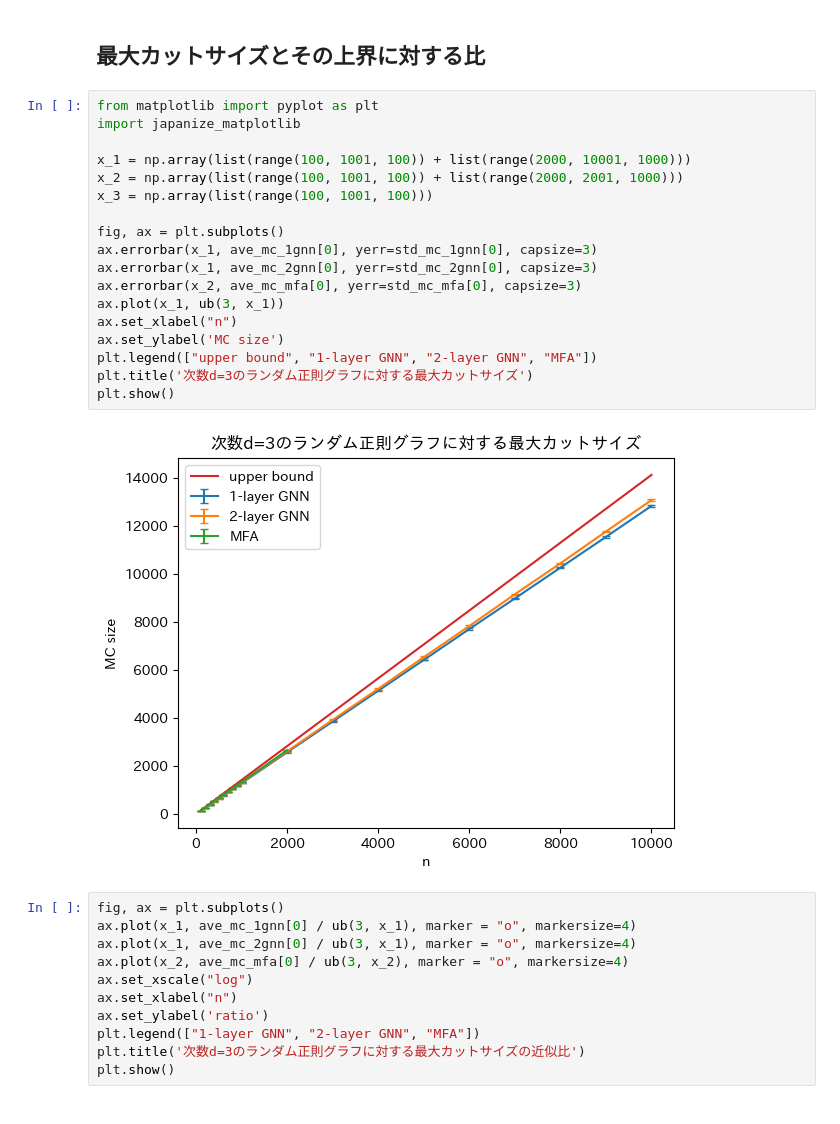
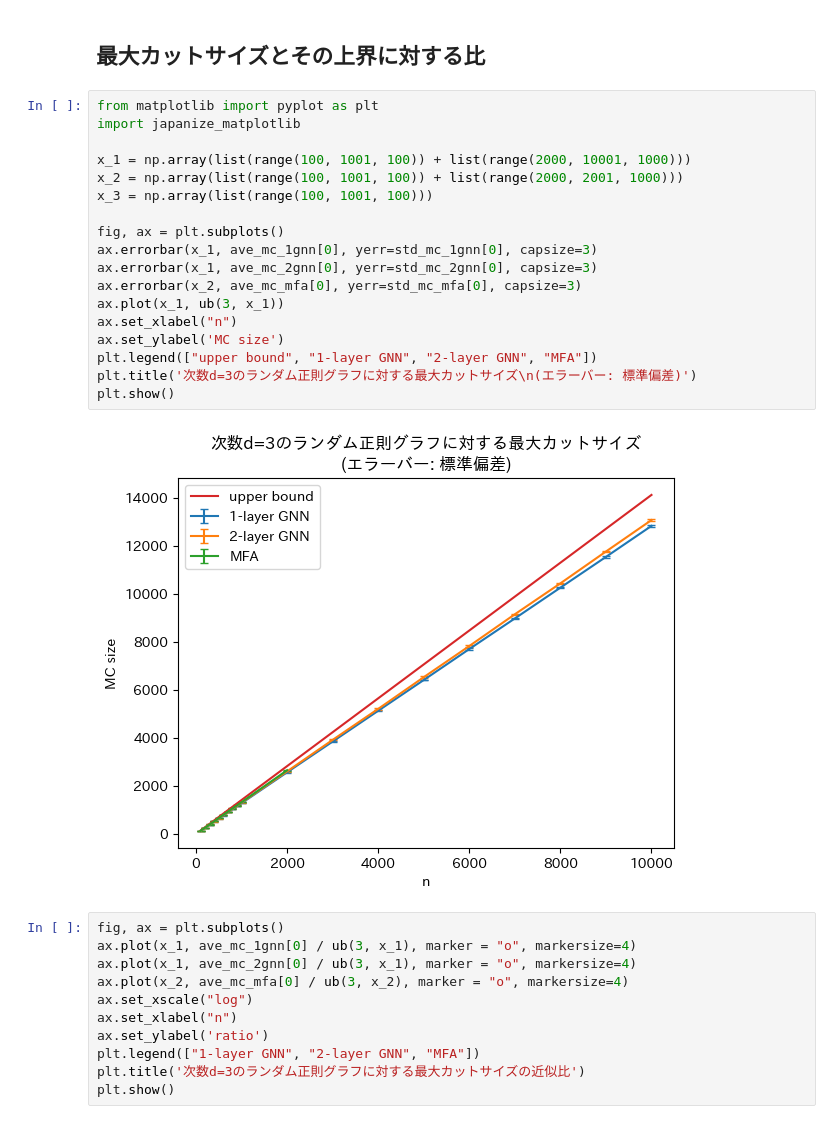
Before and after one commit to tatsumasaogawa/physics-inspired-graph-neural-networks, a Jupyter notebook: sotsuron/analysis/analysis.ipynb, the cells around one changed output. Saved outputs shown, nothing was run; the diff lists cells and outputs as text.

Commit message:
modify graph titles

```diff
--- a/sotsuron/analysis/analysis.ipynb
+++ b/sotsuron/analysis/analysis.ipynb
@@ -424,23 +424,23 @@ def ub(d, n):
 # %%
 from matplotlib import pyplot as plt
 import japanize_matplotlib
 
 x_1 = np.array(list(range(100, 1001, 100)) + list(range(2000, 10001, 1000)))
 x_2 = np.array(list(range(100, 1001, 100)) + list(range(2000, 2001, 1000)))
 x_3 = np.array(list(range(100, 1001, 100)))
 
 fig, ax = plt.subplots()
 ax.errorbar(x_1, ave_mc_1gnn[0], yerr=std_mc_1gnn[0], capsize=3)
 ax.errorbar(x_1, ave_mc_2gnn[0], yerr=std_mc_2gnn[0], capsize=3)
 ax.errorbar(x_2, ave_mc_mfa[0], yerr=std_mc_mfa[0], capsize=3)
 ax.plot(x_1, ub(3, x_1))
 ax.set_xlabel("n")
 ax.set_ylabel('MC size')
 plt.legend(["upper bound", "1-layer GNN", "2-layer GNN", "MFA"])
-plt.title('次数d=3のランダム正則グラフに対する最大カットサイズ')
+plt.title('次数d=3のランダム正則グラフに対する最大カットサイズ\n(エラーバー: 標準偏差)')
 plt.show()
 # %% [output]
-[figure, old version]
+[figure, new version]
 # %%
 fig, ax = plt.subplots()
 ax.plot(x_1, ave_mc_1gnn[0] / ub(3, x_1), marker = "o", markersize=4)
```
Also changed, not shown: parts of 3 cells of this notebook.
